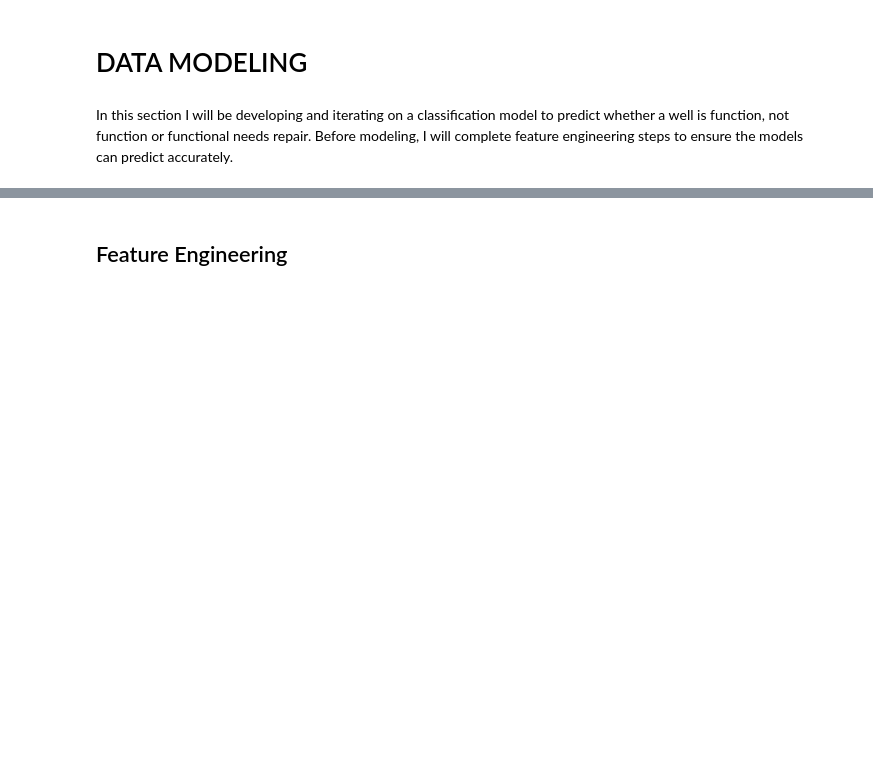
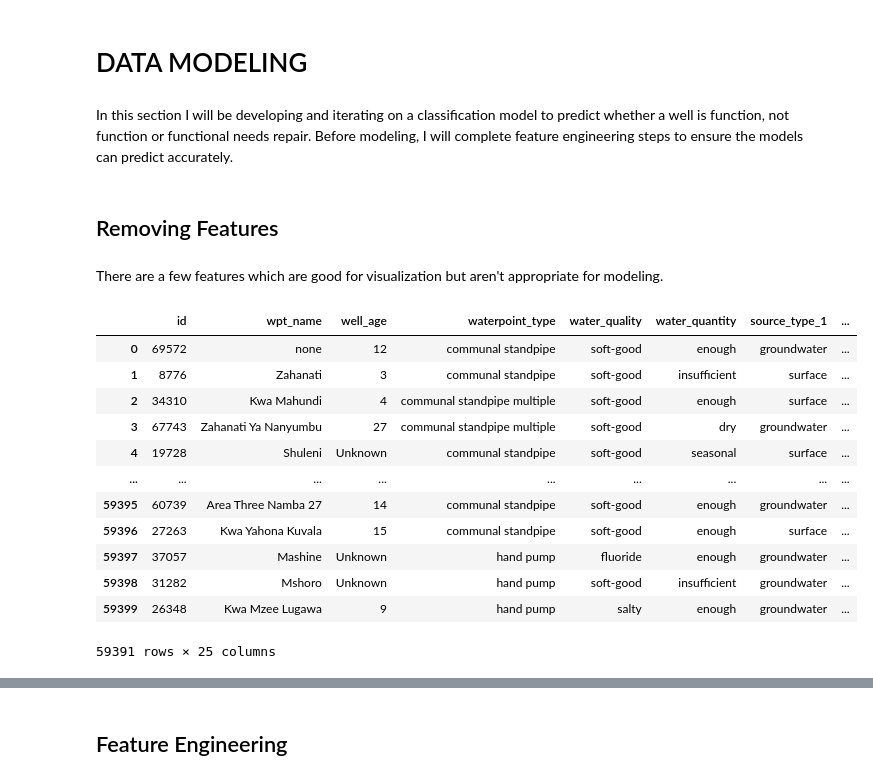
Before and after one commit to bentson1187/phase_3_project, a Jupyter notebook: Bentson, Brian Phase 3 Project.ipynb, the cells around one changed output, grey strips where cells are left out. Cells and saved outputs as stored; diff of their text form; code cells hidden in the pictures; blank space fills up the shorter version.

```diff
--- a/Bentson, Brian Phase 3 Project.ipynb
+++ b/Bentson, Brian Phase 3 Project.ipynb
@@ -1504,3 +1515,28 @@ Question: How does location affect failure rate?
 # DATA MODELING
 # %% [markdown]
 In this section I will be developing and iterating on a classification model to predict whether a well is function, not function or functional needs repair. Before modeling, I will complete feature engineering steps to ensure the models can predict accurately.
+# %%
+#create a modeling dataframe
+df_model = df_explore.copy()
+# %% [markdown]
+## Removing Features
+# %% [markdown]
+There are a few features which are good for visualization but aren't appropriate for modeling.
+# %%
+#review categorical features
+cat_cols = df_model.select_dtypes(include='object')
+cat_cols
+# %% [output]
+|  | id | wpt_name | well_age | waterpoint_type | water_quality | water_quantity | source_type_1 | ... |
+| 0 | 69572 | none | 12 | communal standpipe | soft-good | enough | groundwater | ... |
+| 1 | 8776 | Zahanati | 3 | communal standpipe | soft-good | insufficient | surface | ... |
+| 2 | 34310 | Kwa Mahundi | 4 | communal standpipe multiple | soft-good | enough | surface | ... |
+| 3 | 67743 | Zahanati Ya Nanyumbu | 27 | communal standpipe multiple | soft-good | dry | groundwater | ... |
+| 4 | 19728 | Shuleni | Unknown | communal standpipe | soft-good | seasonal | surface | ... |
+| ... | ... | ... | ... | ... | ... | ... | ... | ... |
+| 59395 | 60739 | Area Three Namba 27 | 14 | communal standpipe | soft-good | enough | groundwater | ... |
+| 59396 | 27263 | Kwa Yahona Kuvala | 15 | communal standpipe | soft-good | enough | surface | ... |
+| 59397 | 37057 | Mashine | Unknown | hand pump | fluoride | enough | groundwater | ... |
+| 59398 | 31282 | Mshoro | Unknown | hand pump | soft-good | insufficient | groundwater | ... |
+| 59399 | 26348 | Kwa Mzee Lugawa | 9 | hand pump | salty | enough | groundwater | ... |
+59391 rows × 25 columns
```
Also changed, not shown: parts of 35 cells of this notebook.
